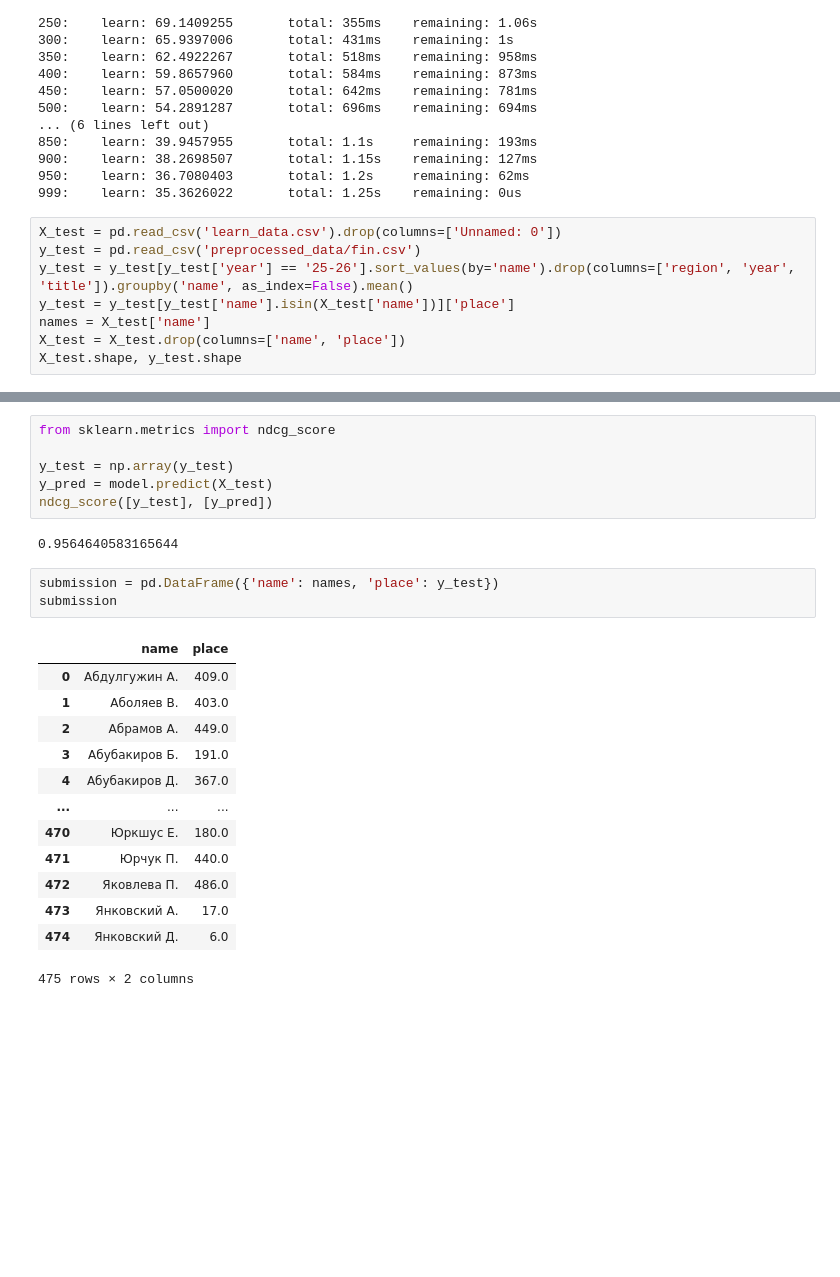
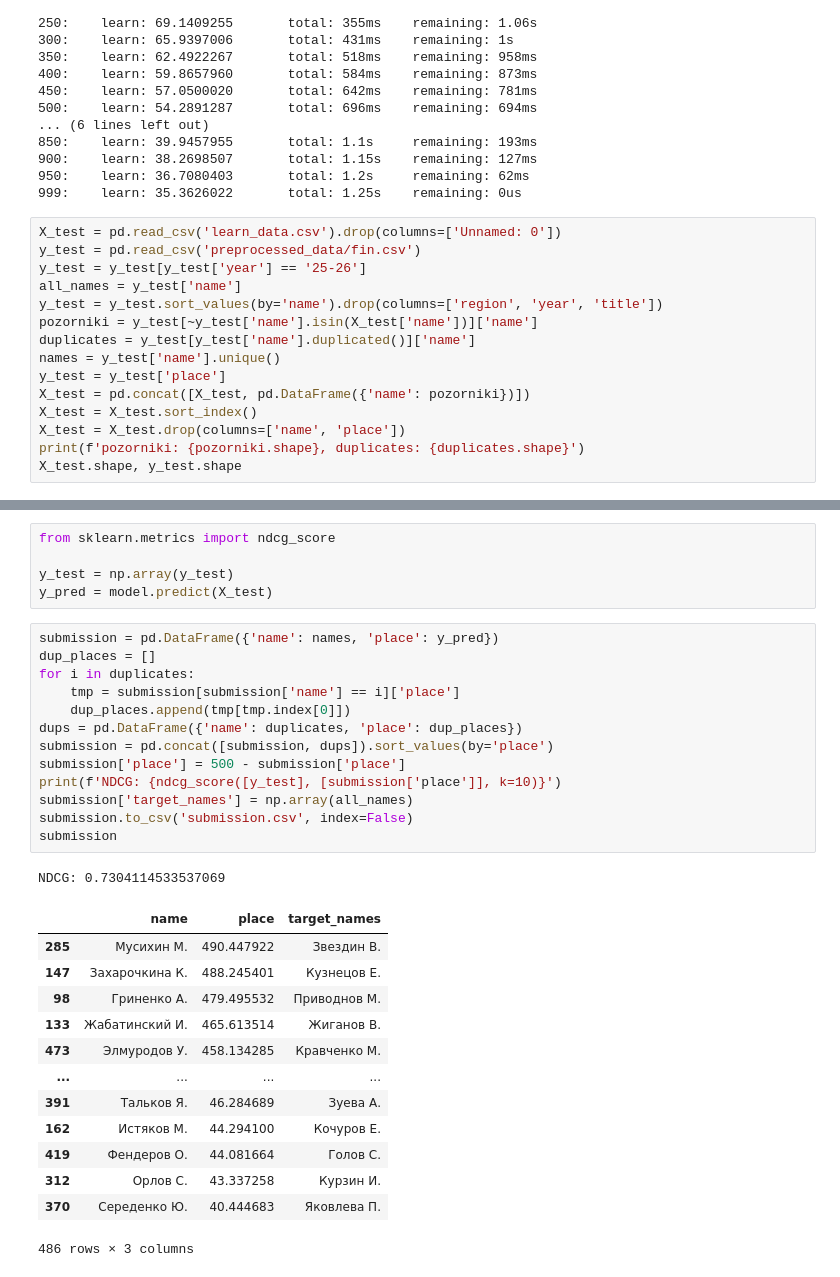
Before and after one commit to VladG00dmanPersonal/LMSH_AI_HACK, a Jupyter notebook: src/pirojban/idk.ipynb, the cells around one changed output, grey strips where cells are left out. Cells and saved outputs as stored; diff of their text form; blank space fills up the shorter version.

```diff
--- a/src/pirojban/idk.ipynb
+++ b/src/pirojban/idk.ipynb
@@ -269,9 +269,16 @@ Learning rate set to 0.036532
 # %%
 X_test = pd.read_csv('learn_data.csv').drop(columns=['Unnamed: 0'])
 y_test = pd.read_csv('preprocessed_data/fin.csv')
-y_test = y_test[y_test['year'] == '25-26'].sort_values(by='name').drop(columns=['region', 'year', 'title']).groupby('name', as_index=False).mean()
-y_test = y_test[y_test['name'].isin(X_test['name'])]['place']
-names = X_test['name']
+y_test = y_test[y_test['year'] == '25-26']
+all_names = y_test['name']
+y_test = y_test.sort_values(by='name').drop(columns=['region', 'year', 'title'])
+pozorniki = y_test[~y_test['name'].isin(X_test['name'])]['name']
+duplicates = y_test[y_test['name'].duplicated()]['name']
+names = y_test['name'].unique()
+y_test = y_test['place']
+X_test = pd.concat([X_test, pd.DataFrame({'name': pozorniki})])
+X_test = X_test.sort_index()
 X_test = X_test.drop(columns=['name', 'place'])
+print(f'pozorniki: {pozorniki.shape}, duplicates: {duplicates.shape}')
 X_test.shape, y_test.shape
 # %% [output]
@@ -281,23 +304,31 @@ from sklearn.metrics import ndcg_score
 
 y_test = np.array(y_test)
 y_pred = model.predict(X_test)
-ndcg_score([y_test], [y_pred])
-# %% [output]
-0.9564640583165644
 # %%
-submission = pd.DataFrame({'name': names, 'place': y_test})
+submission = pd.DataFrame({'name': names, 'place': y_pred})
+dup_places = []
+for i in duplicates:
+    tmp = submission[submission['name'] == i]['place']
+    dup_places.append(tmp[tmp.index[0]])
+dups = pd.DataFrame({'name': duplicates, 'place': dup_places})
+submission = pd.concat([submission, dups]).sort_values(by='place')
+submission['place'] = 500 - submission['place']
+print(f'NDCG: {ndcg_score([y_test], [submission['place']], k=10)}')
+submission['target_names'] = np.array(all_names)
+submission.to_csv('submission.csv', index=False)
 submission
 # %% [output]
+NDCG: 0.7304114533537069
-|  | name | place |
-| 0 | Абдулгужин А. | 409.0 |
-| 1 | Аболяев В. | 403.0 |
-| 2 | Абрамов А. | 449.0 |
-| 3 | Абубакиров Б. | 191.0 |
-| 4 | Абубакиров Д. | 367.0 |
-| ... | ... | ... |
-| 470 | Юркшус Е. | 180.0 |
-| 471 | Юрчук П. | 440.0 |
-| 472 | Яковлева П. | 486.0 |
-| 473 | Янковский А. | 17.0 |
-| 474 | Янковский Д. | 6.0 |
+|  | name | place | target_names |
+| 285 | Мусихин М. | 490.447922 | Звездин В. |
+| 147 | Захарочкина К. | 488.245401 | Кузнецов Е. |
+| 98 | Гриненко А. | 479.495532 | Приводнов М. |
+| 133 | Жабатинский И. | 465.613514 | Жиганов В. |
+| 473 | Элмуродов У. | 458.134285 | Кравченко М. |
+| ... | ... | ... | ... |
+| 391 | Тальков Я. | 46.284689 | Зуева А. |
+| 162 | Истяков М. | 44.294100 | Кочуров Е. |
+| 419 | Фендеров О. | 44.081664 | Голов С. |
+| 312 | Орлов С. | 43.337258 | Курзин И. |
+| 370 | Середенко Ю. | 40.444683 | Яковлева П. |
-475 rows × 2 columns
+486 rows × 3 columns
```
Also changed, not shown: parts of 4 cells of this notebook.
